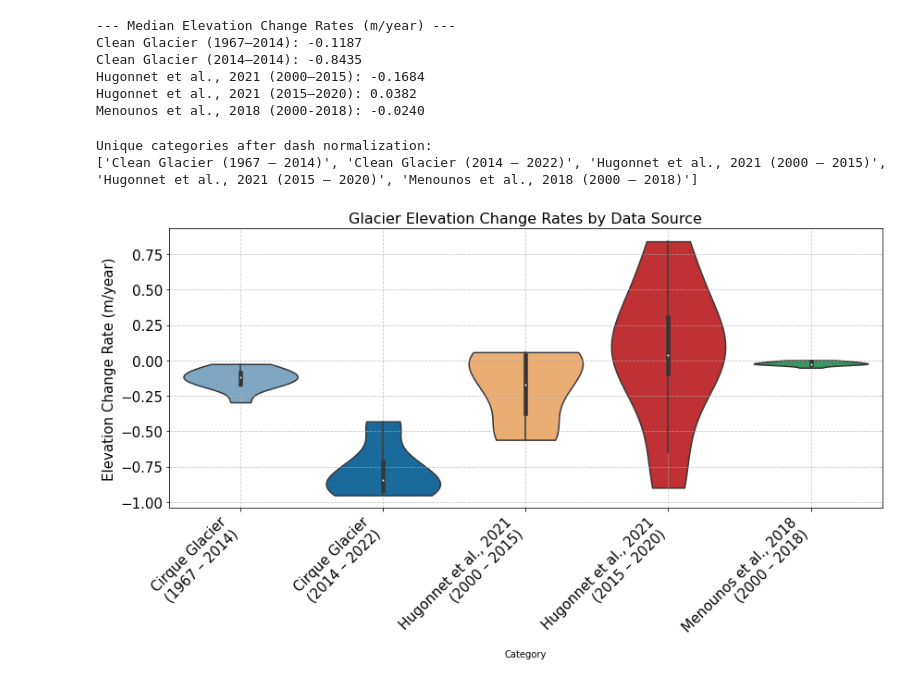
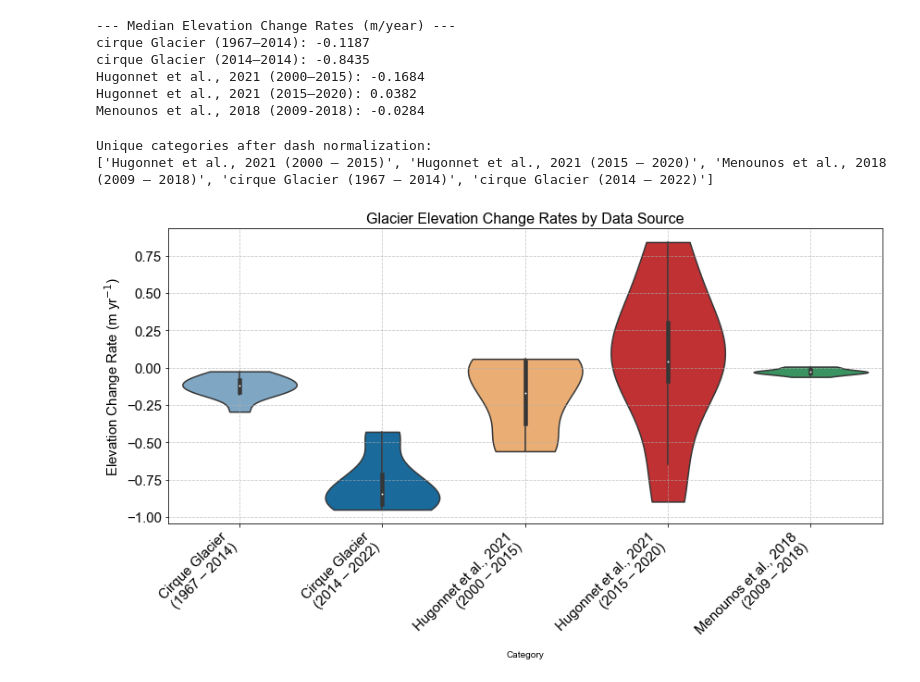
Before and after one commit to Ashlesha-Khatiwada/Teton_Lidar_paper, a Jupyter notebook: Lidar Data analysis/fig2_Violen_plot_and_supp_fig_6.ipynb, the cells around one changed output. Saved outputs shown, nothing was run; the diff lists cells and outputs as text; code cells hidden in the pictures.

```diff
--- a/Lidar Data analysis/fig2_Violen_plot_and_supp_fig_6.ipynb
+++ b/Lidar Data analysis/fig2_Violen_plot_and_supp_fig_6.ipynb
@@ -6,24 +6,25 @@ import numpy as np
 import pandas as pd
 import matplotlib.pyplot as plt
 import seaborn as sns
+import matplotlib.font_manager as fm
 
 # Paths to shapefiles and raster files
 shapefile_paths = {
-    "Snow Field": "Snow_field_threshold_w_lidar_difference.shp",
-    "Rock Glacier": "NPS_rock_glacier.shp",
-    "Clean Glacier": "teton_outline_final.shp"
+    "Snowfields": "Snow_field_threshold_w_lidar_difference.shp",
+    "Rock Glaciers": "rock_glacier.shp",
+    "Cirque Glaciers": "teton_outline_final.shp"
 }
 
 raster_paths = {
     "1967-2014": {
-        "Snow Field": "Elevation_Change_SnowField_1967_2014_local_hyp.tif",
-        "Rock Glacier": "Elevation_Change_RockGlacier_1967_2014_local_hyp.tif",
-        "Clean Glacier": "Elevation_Change_CleanGlacier_1967_2014_local_hyp.tif"
+        "Snowfields": "Elevation_Change_SnowField_1967_2014_local_hyp.tif",
+        "Rock Glaciers": "Elevation_Change_RockGlacier_1967_2014_local_hyp.tif",
+        "Cirque Glaciers": "Elevation_Change_CirqueGlacier_1967_2014_local_hyp.tif"
     },
     "2014-2022": {
-        "Snow Field": "Elevation_Change_SnowField_2022_new.tif",
-        "Rock Glacier": "Elevation_Change_RockGlacier_2022_new.tif",
-        "Clean Glacier": "Elevation_Change_CleanGlacier_2022_new.tif"
+        "Snowfields": "Elevation_Change_SnowField_2014_2022.tif",
+        "Rock Glaciers": "Elevation_Change_RockGlacier_2014_2022.tif",
+        "Cirque Glaciers": "Elevation_Change_CirqueGlacier_2014_2022.tif"
     }
 }
 
@@ -417,18 +325,34 @@ def print_median(label, array):
     else:
         print(f"{label}: No valid data (empty or all NaNs)")
 print("\n--- Median Elevation Change Rates (m/year) ---")
-print(f"Clean Glacier (1967–2014): {np.median(clean_1967_2014):.4f}")
-print(f"Clean Glacier (2014–2014): {np.median(clean_2014_2022):.4f}")
+print(f"cirque Glacier (1967–2014): {np.median(cirque_1967_2014):.4f}")
+print(f"cirque Glacier (2014–2014): {np.median(cirque_2014_2022):.4f}")
 print(f"Hugonnet et al., 2021 (2000–2015): {np.median(hugonnet_2000_2015):.4f}")
 print(f"Hugonnet et al., 2021 (2015–2020): {np.median(hugonnet_2015_2020):.4f}")
-print(f"Menounos et al., 2018 (2000-2018): {np.median(menounos_elev_change):.4f}")
+print(f"Menounos et al., 2018 (2009-2018): {np.median(menounos_elev_change):.4f}")
 # %% [output]
 --- Median Elevation Change Rates (m/year) ---
-Clean Glacier (1967–2014): -0.1187
-Clean Glacier (2014–2014): -0.8435
+cirque Glacier (1967–2014): -0.1187
+cirque Glacier (2014–2014): -0.8435
 Hugonnet et al., 2021 (2000–2015): -0.1684
 Hugonnet et al., 2021 (2015–2020): 0.0382
-Menounos et al., 2018 (2000-2018): -0.0240
+Menounos et al., 2018 (2009-2018): -0.0284
+# %%
+# Create final violin DataFrame with all datasets
+violin_df = pd.DataFrame({
+    "Category": (["cirque Glacier (1967–2014)"] * len(cirque_1967_2014)) +
+                (["cirque Glacier (2014–2022)"] * len(cirque_2014_2022)) +
+                (["Hugonnet et al., 2021 (2000–2015)"] * len(hugonnet_2000_2015)) +
+                (["Hugonnet et al., 2021 (2015–2020)"] * len(hugonnet_2015_2020)) +
+                (["Menounos et al., 2018 (2009-2018)"] * len(menounos_elev_change)), # New category for Menounos
+    "Elevation Change Rate (m/year)": np.concatenate([
+        cirque_1967_2014,
+        cirque_2014_2022,
+        hugonnet_2000_2015,
+        hugonnet_2015_2020,
+        menounos_elev_change # Add Menounos data
+    ])
+})
 # %%
 ######Cleaner Figure for paper####################
 # --- Normalize and standardize dashes to " – " (space–space) format ---
@@ -443,45 +367,45 @@ print(sorted(violin_df["Category"].unique()))
 
 # --- Update category names for better x-axis formatting ---
 violin_df["Category"] = violin_df["Category"].replace({
-    "Clean Glacier (1967 – 2014)": "Cirque Glacier\n(1967 – 2014)",
-    "Clean Glacier (2014 – 2022)": "Cirque Glacier\n(2014 – 2022)",
+    "cirque Glacier (1967 – 2014)": "Cirque Glacier\n(1967 – 2014)",
+    "cirque Glacier (2014 – 2022)": "Cirque Glacier\n(2014 – 2022)",
     "Hugonnet et al., 2021 (2000 – 2015)": "Hugonnet et al., 2021\n(2000 – 2015)",
     "Hugonnet et al., 2021 (2015 – 2020)": "Hugonnet et al., 2021\n(2015 – 2020)",
-    "Menounos et al., 2018 (2000 – 2018)": "Menounos et al., 2018\n(2000 – 2018)"
+    "Menounos et al., 2018 (2009 – 2018)": "Menounos et al., 2018\n(2009 – 2018)"
 })
 
 
 
 # --- Define custom color palette ---
 custom_palette = {
     "Cirque Glacier\n(1967 – 2014)": "#74a9cf",
     "Cirque Glacier\n(2014 – 2022)": "#0570b0",
     "Hugonnet et al., 2021\n(2000 – 2015)": "#fdae61",
     "Hugonnet et al., 2021\n(2015 – 2020)": "#d7191c",
-    "Menounos et al., 2018\n(2000 – 2018)": "#2ca25f"
+    "Menounos et al., 2018\n(2009 – 2018)": "#2ca25f"
 }
 
 # --- Plotting ---
 plt.figure(figsize=(12, 7))
 sns.violinplot(
     x="Category",
     y="Elevation Change Rate (m/year)",
     data=violin_df,
     palette=custom_palette,
     cut=0,
     scale="width",
     inner="box",
     order=list(custom_palette.keys())  # Ensures palette and order match
 )
-plt.ylabel("Elevation Change Rate (m/year)", fontsize=15)
+plt.ylabel(r"Elevation Change Rate (m yr$^{-1}$)", fontsize=15)
 plt.xticks(rotation=45, ha='right', fontsize=15)
 plt.yticks(fontsize=15)
 plt.grid(True, linestyle='--', alpha=0.7)
 plt.title("Glacier Elevation Change Rates by Data Source", fontsize=16)
 plt.tight_layout()
 plt.savefig("glacier change comparision.jpg", format='jpg', dpi=300, bbox_inches='tight')
 plt.show()
 # %% [output]
 Unique categories after dash normalization:
-['Clean Glacier (1967 – 2014)', 'Clean Glacier (2014 – 2022)', 'Hugonnet et al., 2021 (2000 – 2015)', 'Hugonnet et al., 2021 (2015 – 2020)', 'Menounos et al., 2018 (2000 – 2018)']
+['Hugonnet et al., 2021 (2000 – 2015)', 'Hugonnet et al., 2021 (2015 – 2020)', 'Menounos et al., 2018 (2009 – 2018)', 'cirque Glacier (1967 – 2014)', 'cirque Glacier (2014 – 2022)']
-[figure, old version]
+[figure, new version]
```
Also changed, not shown: parts of 6 cells of this notebook, 2 other files.
